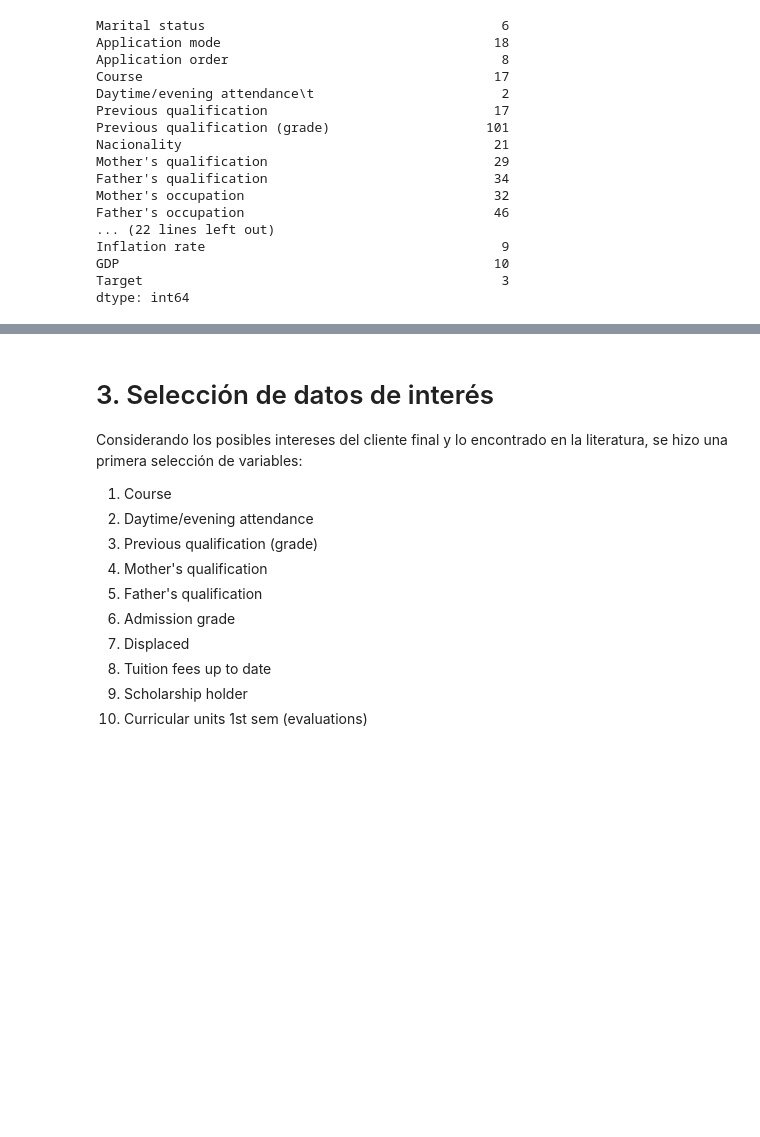
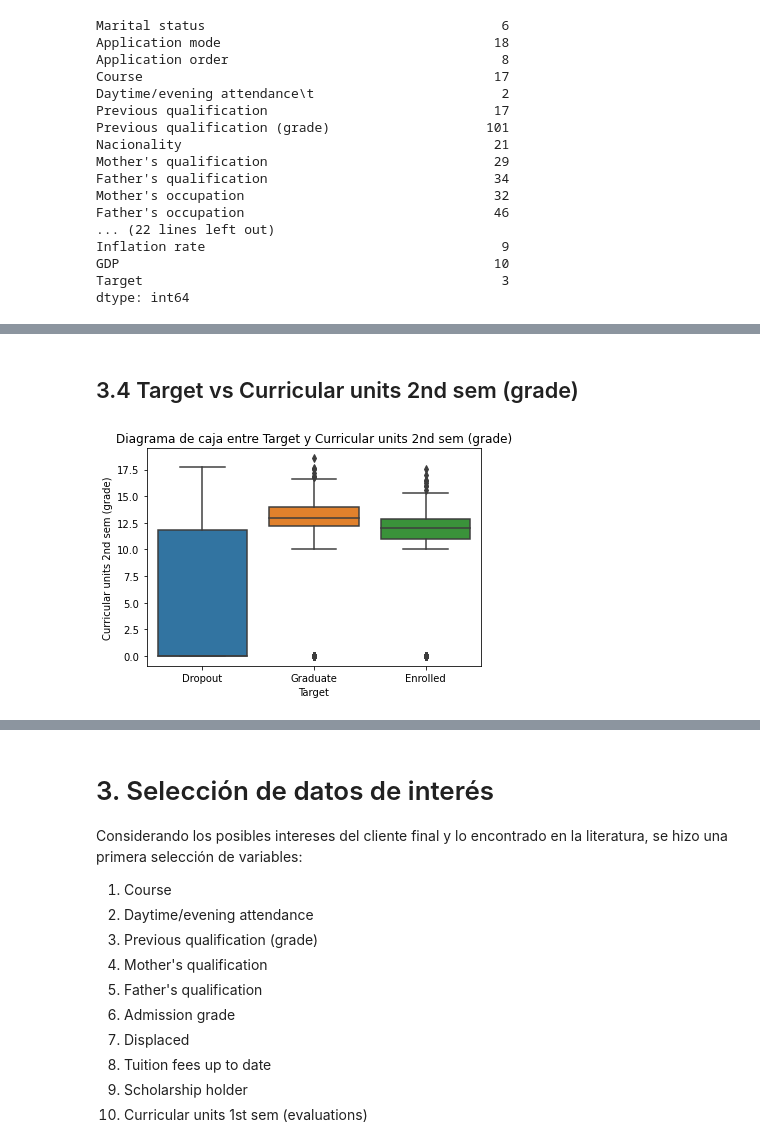
Before and after one commit to JeisonCamiloO/Proyecto-EDA, a Jupyter notebook: Exploracion Datos Proyecto.ipynb, the cells around one changed output, grey strips where cells are left out. Saved outputs shown, nothing was run; the diff lists cells and outputs as text; code cells hidden in the pictures; blank space fills up the shorter version.

```diff
--- a/Exploracion Datos Proyecto.ipynb
+++ b/Exploracion Datos Proyecto.ipynb
@@ -95,0 +123,8 @@ dtype: int64
+# %% [markdown]
+## 3.4 Target vs Curricular units 2nd sem (grade)
+# %%
+sns.boxplot(x='Target', y='Curricular units 2nd sem (grade)', data=df)
+plt.title("Diagrama de caja entre Target y Curricular units 2nd sem (grade)")
+plt.show()
+# %% [output]
+[figure, added]
```
Also changed, not shown: parts of 15 cells of this notebook.
